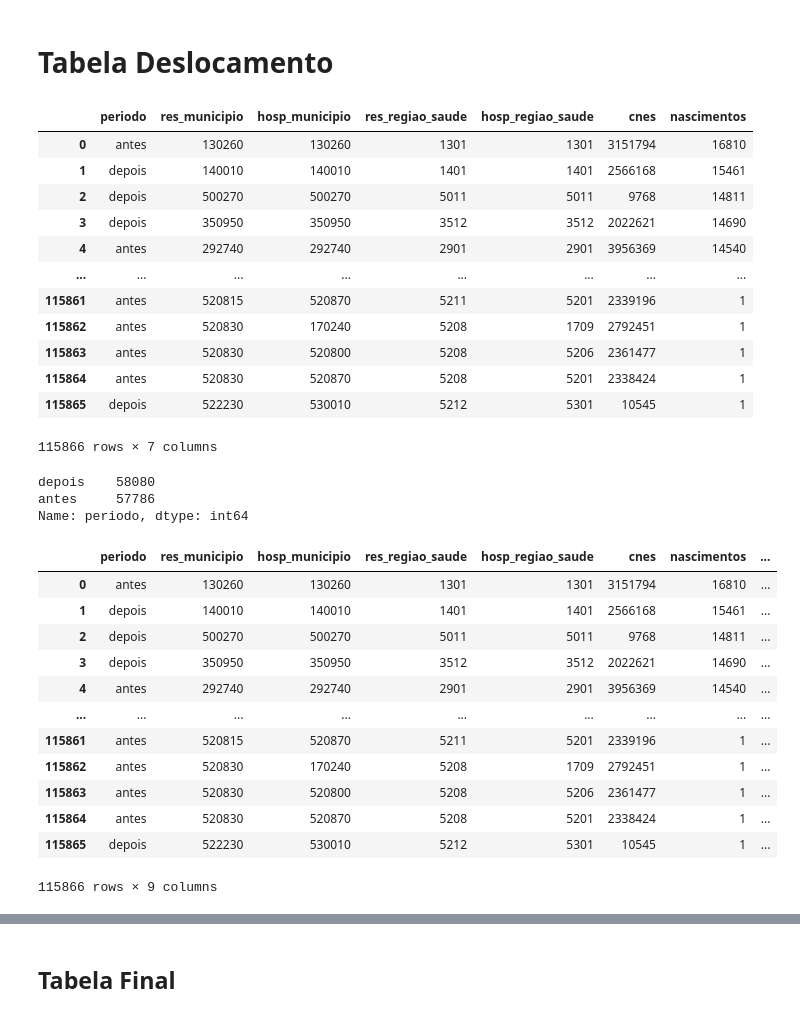
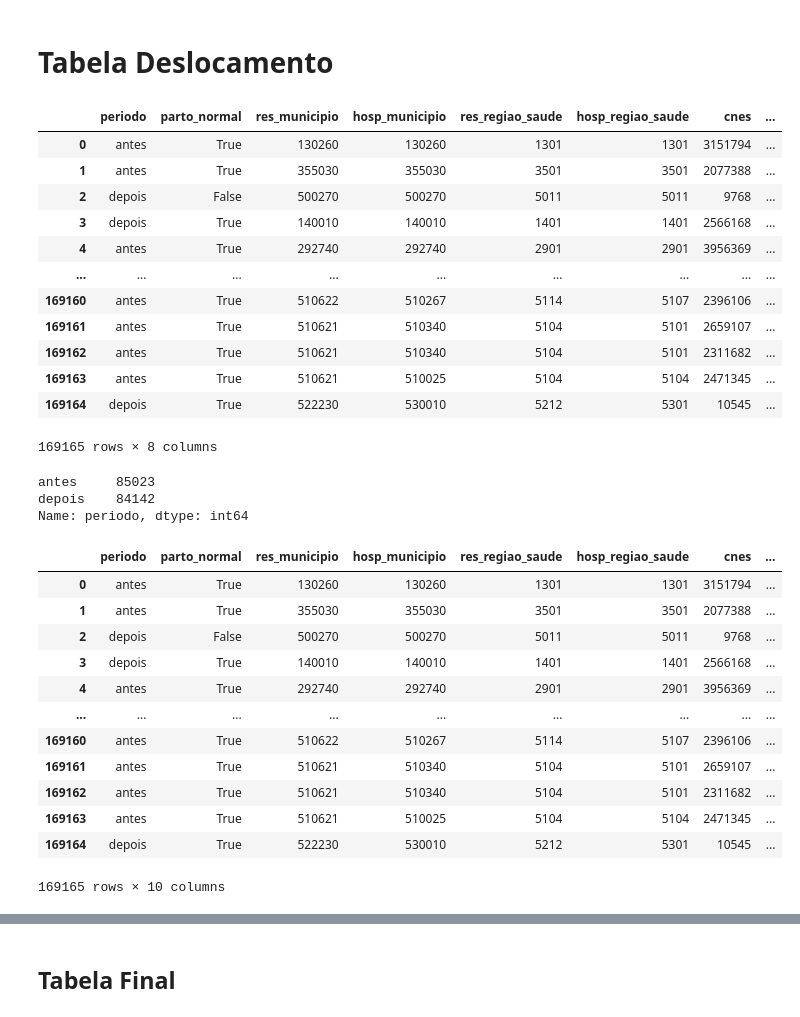
Before and after one commit to lucaslopes/gestantes, a Jupyter notebook: website/network.ipynb, the cells around one changed output, grey strips where cells are left out. Drawn from its saved outputs; the diff is of its cells as text; code cells hidden in the pictures.

```diff
--- a/website/network.ipynb
+++ b/website/network.ipynb
@@ -164,52 +180,52 @@ def merge_lat_lon(df_left, df_right, left_on, right_on):
   df = df.drop(right_on, axis=1)
   return df
 # %%
-cols = ['periodo', 'res_municipio', 'hosp_municipio', 'res_regiao_saude', 'hosp_regiao_saude', 'cnes']
+cols = ['periodo', 'parto_normal', 'res_municipio', 'hosp_municipio', 'res_regiao_saude', 'hosp_regiao_saude', 'cnes']
 df_deslc = df_sinasc[cols]
 df_deslc = df_deslc[df_deslc['periodo'] != 'durante']
 df_deslc = df_deslc.groupby(
   cols, as_index=False
 ).size().sort_values('size', ascending=False, ignore_index=True)
 df_deslc = df_deslc.rename(columns={'size': 'nascimentos'})
 df_deslc
 # %% [output]
-|  | periodo | res_municipio | hosp_municipio | res_regiao_saude | hosp_regiao_saude | cnes | nascimentos |
-| 0 | antes | 130260 | 130260 | 1301 | 1301 | 3151794 | 16810 |
-| 1 | depois | 140010 | 140010 | 1401 | 1401 | 2566168 | 15461 |
-| 2 | depois | 500270 | 500270 | 5011 | 5011 | 9768 | 14811 |
-| 3 | depois | 350950 | 350950 | 3512 | 3512 | 2022621 | 14690 |
-| 4 | antes | 292740 | 292740 | 2901 | 2901 | 3956369 | 14540 |
-| ... | ... | ... | ... | ... | ... | ... | ... |
-| 115861 | antes | 520815 | 520870 | 5211 | 5201 | 2339196 | 1 |
-| 115862 | antes | 520830 | 170240 | 5208 | 1709 | 2792451 | 1 |
-| 115863 | antes | 520830 | 520800 | 5208 | 5206 | 2361477 | 1 |
-| 115864 | antes | 520830 | 520870 | 5208 | 5201 | 2338424 | 1 |
-| 115865 | depois | 522230 | 530010 | 5212 | 5301 | 10545 | 1 |
+|  | periodo | parto_normal | res_municipio | hosp_municipio | res_regiao_saude | hosp_regiao_saude | cnes | ... |
+| 0 | antes | True | 130260 | 130260 | 1301 | 1301 | 3151794 | ... |
+| 1 | antes | True | 355030 | 355030 | 3501 | 3501 | 2077388 | ... |
+| 2 | depois | False | 500270 | 500270 | 5011 | 5011 | 9768 | ... |
+| 3 | depois | True | 140010 | 140010 | 1401 | 1401 | 2566168 | ... |
+| 4 | antes | True | 292740 | 292740 | 2901 | 2901 | 3956369 | ... |
+| ... | ... | ... | ... | ... | ... | ... | ... | ... |
+| 169160 | antes | True | 510622 | 510267 | 5114 | 5107 | 2396106 | ... |
+| 169161 | antes | True | 510621 | 510340 | 5104 | 5101 | 2659107 | ... |
+| 169162 | antes | True | 510621 | 510340 | 5104 | 5101 | 2311682 | ... |
+| 169163 | antes | True | 510621 | 510025 | 5104 | 5104 | 2471345 | ... |
+| 169164 | depois | True | 522230 | 530010 | 5212 | 5301 | 10545 | ... |
-115866 rows × 7 columns
+169165 rows × 8 columns
 # %%
 df_deslc['periodo'].value_counts()
 # %% [output]
-depois    58080
-antes     57786
+antes     85023
+depois    84142
 Name: periodo, dtype: int64
 # %%
 df_deslc['mun_diff'] = df_deslc['res_municipio'] != df_deslc['hosp_municipio']
 df_deslc['regsau_diff'] = df_deslc['res_regiao_saude'] != df_deslc['hosp_regiao_saude']
 df_deslc
 # %% [output]
-|  | periodo | res_municipio | hosp_municipio | res_regiao_saude | hosp_regiao_saude | cnes | nascimentos | ... |
-| 0 | antes | 130260 | 130260 | 1301 | 1301 | 3151794 | 16810 | ... |
-| 1 | depois | 140010 | 140010 | 1401 | 1401 | 2566168 | 15461 | ... |
-| 2 | depois | 500270 | 500270 | 5011 | 5011 | 9768 | 14811 | ... |
-| 3 | depois | 350950 | 350950 | 3512 | 3512 | 2022621 | 14690 | ... |
-| 4 | antes | 292740 | 292740 | 2901 | 2901 | 3956369 | 14540 | ... |
+|  | periodo | parto_normal | res_municipio | hosp_municipio | res_regiao_saude | hosp_regiao_saude | cnes | ... |
+| 0 | antes | True | 130260 | 130260 | 1301 | 1301 | 3151794 | ... |
+| 1 | antes | True | 355030 | 355030 | 3501 | 3501 | 2077388 | ... |
+| 2 | depois | False | 500270 | 500270 | 5011 | 5011 | 9768 | ... |
+| 3 | depois | True | 140010 | 140010 | 1401 | 1401 | 2566168 | ... |
+| 4 | antes | True | 292740 | 292740 | 2901 | 2901 | 3956369 | ... |
 | ... | ... | ... | ... | ... | ... | ... | ... | ... |
-| 115861 | antes | 520815 | 520870 | 5211 | 5201 | 2339196 | 1 | ... |
-| 115862 | antes | 520830 | 170240 | 5208 | 1709 | 2792451 | 1 | ... |
-| 115863 | antes | 520830 | 520800 | 5208 | 5206 | 2361477 | 1 | ... |
-| 115864 | antes | 520830 | 520870 | 5208 | 5201 | 2338424 | 1 | ... |
-| 115865 | depois | 522230 | 530010 | 5212 | 5301 | 10545 | 1 | ... |
+| 169160 | antes | True | 510622 | 510267 | 5114 | 5107 | 2396106 | ... |
+| 169161 | antes | True | 510621 | 510340 | 5104 | 5101 | 2659107 | ... |
+| 169162 | antes | True | 510621 | 510340 | 5104 | 5101 | 2311682 | ... |
+| 169163 | antes | True | 510621 | 510025 | 5104 | 5104 | 2471345 | ... |
+| 169164 | depois | True | 522230 | 530010 | 5212 | 5301 | 10545 | ... |
-115866 rows × 9 columns
+169165 rows × 10 columns
 # %%
 res_cols = [
   'cod_ibge',
```
Also changed, not shown: parts of 9 cells of this notebook.
